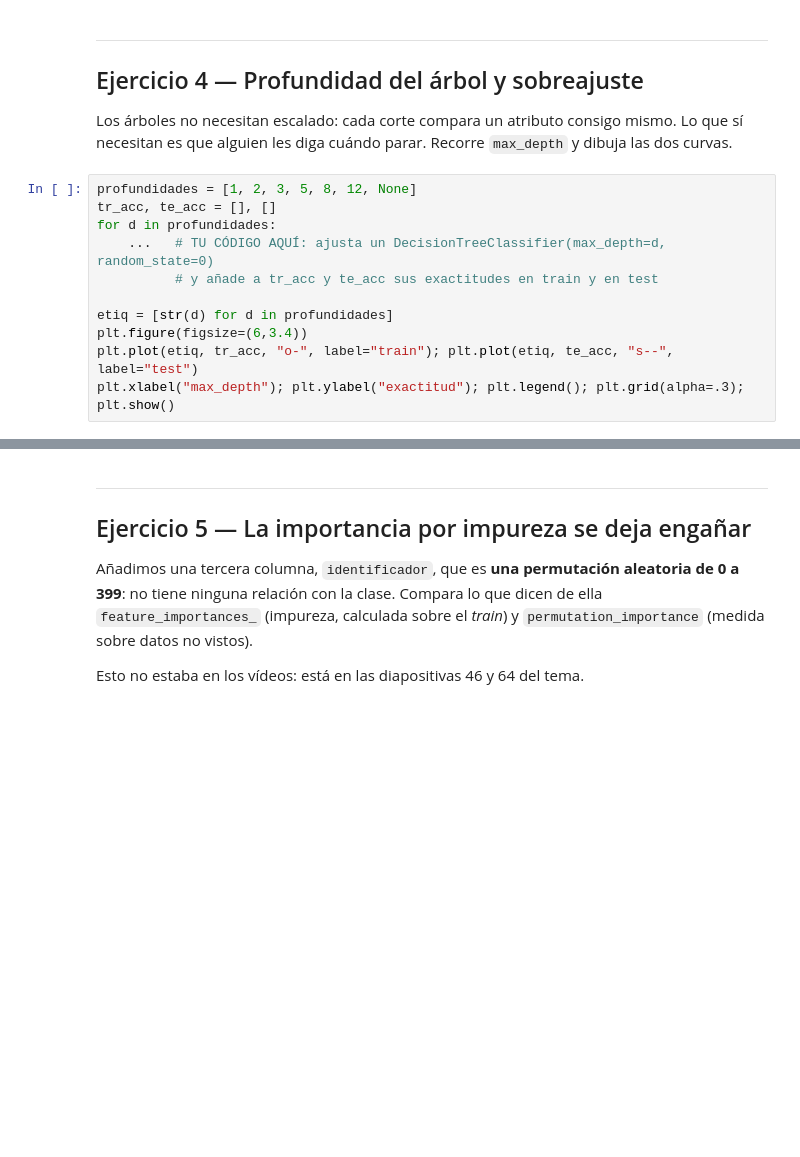
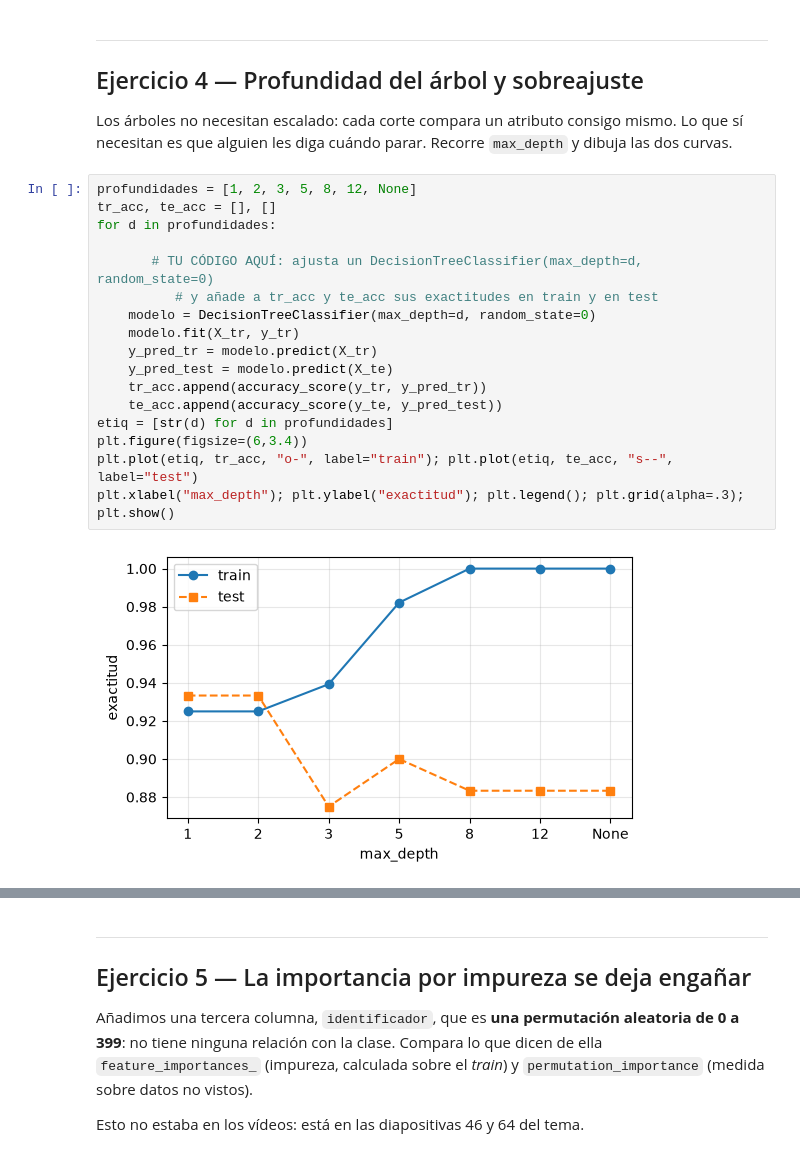
Before and after one commit to aotalwork/PRACTICAS-Y-LIBRETAS, a Jupyter notebook: PRACTICAS AA/03_kNN_Arboles_TODO.ipynb, the cells around one changed output, grey strips where cells are left out. Drawn from its saved outputs; the diff is of its cells as text; blank space fills up the shorter version.

```diff
--- a/PRACTICAS AA/03_kNN_Arboles_TODO.ipynb
+++ b/PRACTICAS AA/03_kNN_Arboles_TODO.ipynb
@@ -96,14 +139,22 @@ necesitan es que alguien les diga cuándo parar. Recorre `max_depth` y dibuja la
 # %%
 profundidades = [1, 2, 3, 5, 8, 12, None]
 tr_acc, te_acc = [], []
 for d in profundidades:
-    ...   # TU CÓDIGO AQUÍ: ajusta un DecisionTreeClassifier(max_depth=d, random_state=0)
+
+       # TU CÓDIGO AQUÍ: ajusta un DecisionTreeClassifier(max_depth=d, random_state=0)
           # y añade a tr_acc y te_acc sus exactitudes en train y en test
-
+    modelo = DecisionTreeClassifier(max_depth=d, random_state=0)
+    modelo.fit(X_tr, y_tr)
+    y_pred_tr = modelo.predict(X_tr)
+    y_pred_test = modelo.predict(X_te)
+    tr_acc.append(accuracy_score(y_tr, y_pred_tr))
+    te_acc.append(accuracy_score(y_te, y_pred_test))
 etiq = [str(d) for d in profundidades]
 plt.figure(figsize=(6,3.4))
 plt.plot(etiq, tr_acc, "o-", label="train"); plt.plot(etiq, te_acc, "s--", label="test")
 plt.xlabel("max_depth"); plt.ylabel("exactitud"); plt.legend(); plt.grid(alpha=.3); plt.show()
+# %% [output]
+[figure, added]
 # %%
 # comprobacion — no la modifiques
 assert len(tr_acc) == len(profundidades)
```
Also changed, not shown: parts of 10 cells of this notebook.
